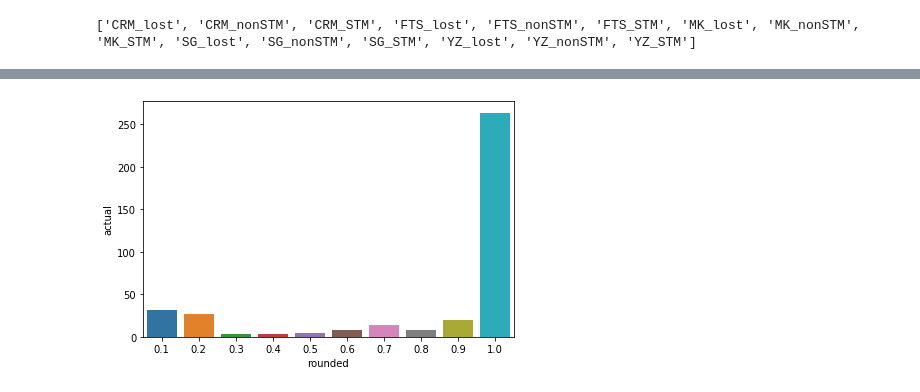
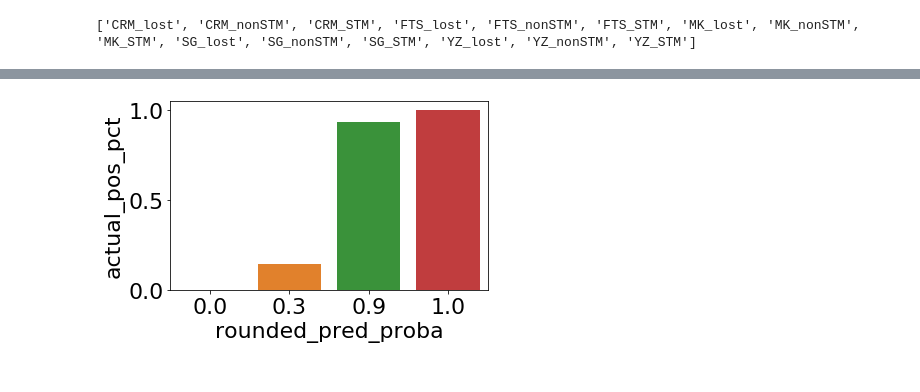
Before and after one commit to tbala25/ML_stm_prediction, a Jupyter notebook: Logistic_Regression.ipynb, the cells around one changed output, grey strips where cells are left out. Cells and saved outputs as stored; diff of their text form; code cells hidden in the pictures.

Commit message:
development of deployed decision tree

```diff
--- a/Logistic_Regression.ipynb
+++ b/Logistic_Regression.ipynb
@@ -447,0 +570,7 @@ log = LogisticRegression(penalty='l1', solver='liblinear').fit(X_use, y_use)
+# %%
+#log = LogisticRegression(penalty='l1', solver='saga').fit(X_use, y_use)
+#clf = RandomForestClassifier(max_depth=10, random_state=0).fit(X_use, y_use)
+clf = DecisionTreeClassifier(max_depth=4, random_state=0).fit(X_use, y_use)
+
+preds = clf.predict(X_holdout)
+preds_proba = clf.predict_proba(X_holdout)
@@ -448,4 +591,4 @@ log = LogisticRegression(penalty='l1', solver='liblinear').fit(X_use, y_use)
 # %%
-preds = log.predict(X_holdout)
-preds_proba = log.predict_proba(X_holdout)
+preds = clf.predict(X_val)
+preds_proba = clf.predict_proba(X_val)
 # %%
@@ -465,0 +636,9 @@ print(r2)
+# %%
+from sklearn import tree
+
+fig = plt.figure(figsize=(45,45))
+plt.rcParams.update({'font.size': 22})
+_ = tree.plot_tree(clf,
+                   feature_names=X.columns,
+                   class_names=['0', '1'],
+                   filled=True)
@@ -581,4 +705,8 @@ Name: actual, dtype: int64
 # %%
+hist_df = pd.DataFrame(preds_proba)
+hist_df['actual'] = y_val
+hist_df['rounded_pred_proba'] = hist_df[1].apply(lambda x: round(x, 1))
 #pct = hist_df.groupby(by = ['rounded'], as_index = False).mean()[['rounded','actual']]
-pos = hist_df.groupby(by = ['rounded'], as_index = False).sum()[['rounded','actual']]
-tot = hist_df.groupby(by = ['rounded'], as_index = False).count()[['rounded','actual']]
+pos = hist_df.groupby(by = ['rounded_pred_proba'], as_index = False).sum()[['rounded_pred_proba','actual']]
+tot = hist_df.groupby(by = ['rounded_pred_proba'], as_index = False).count()[['rounded_pred_proba','actual']]
+tot['actual_pos_pct'] = pos['actual']/tot['actual']
@@ -589,11 +713,10 @@ import seaborn as sns
 # %%
 fig, ax1 = plt.subplots()
 
-#ax2 = ax1.twinx()
+# ax2 = ax1.twinx()
 
-#sns.barplot(x="rounded", y="actual", data=tot, ax = ax1, alpha = 1)
-sns.barplot(x="rounded", y="actual", data=pos, ax = ax1, alpha = 1)
+sns.barplot(x="rounded_pred_proba", y="actual_pos_pct", data=tot, ax = ax1, alpha = 1)
 
 fig.tight_layout()  # otherwise the right y-label is slightly clipped
 # %% [output]
-[figure, old version]
+[figure, new version]
```
Also changed, not shown: parts of 71 cells of this notebook, 4 other files.
